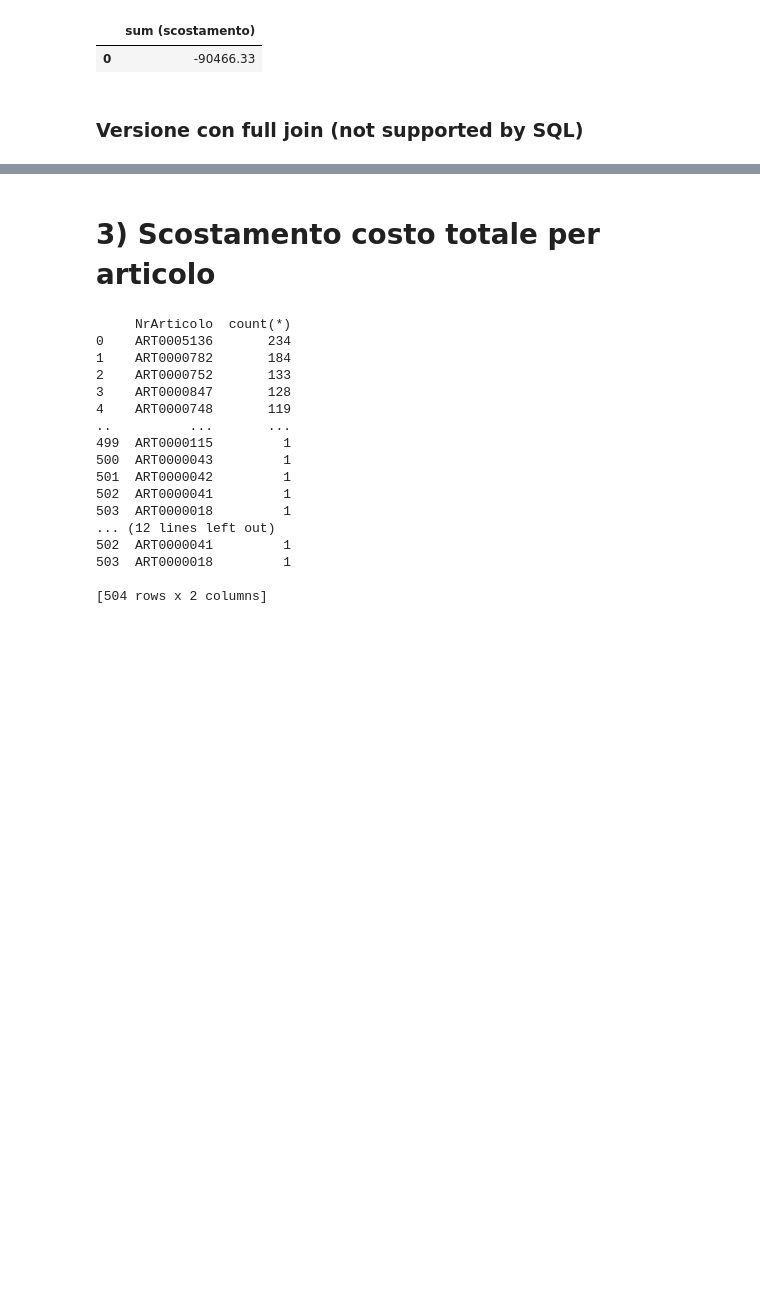
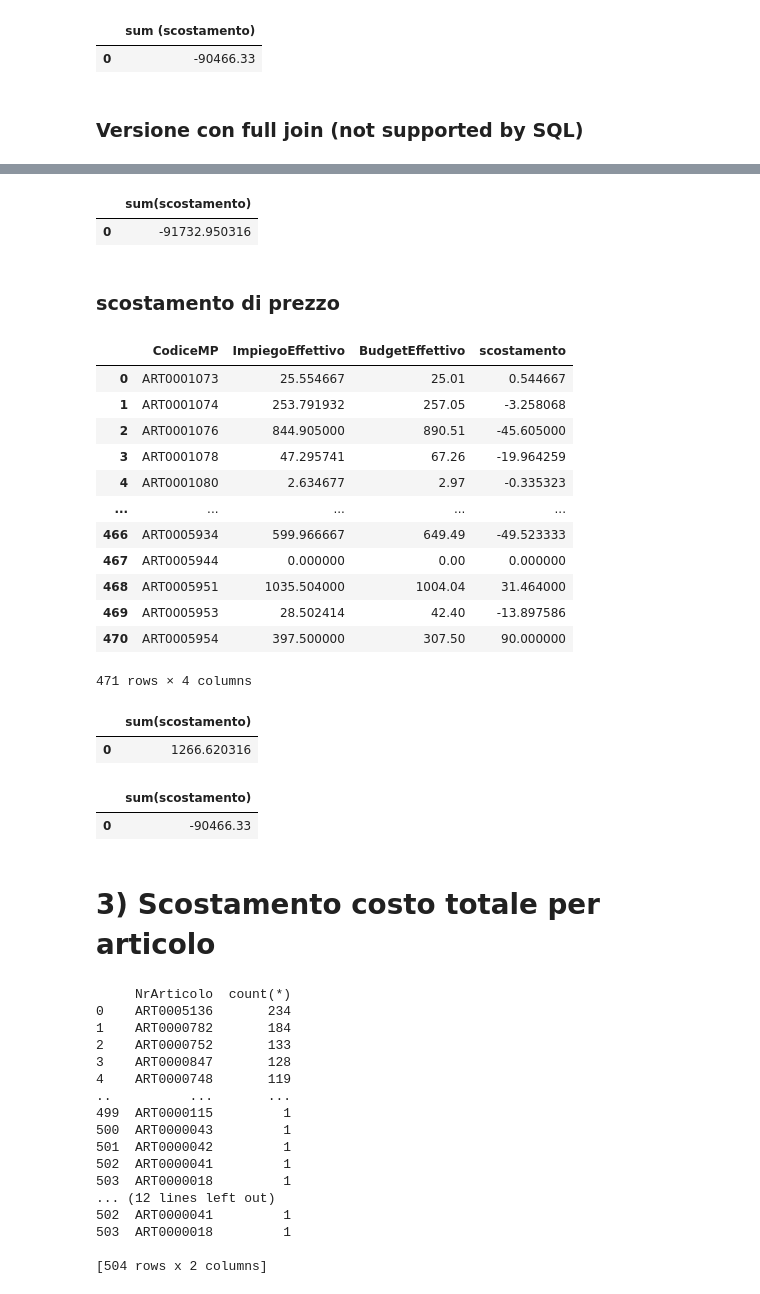
Before and after one commit to VinciGit00/SCGProject, a Jupyter notebook: Datasets/DataElaboration/Granularity.ipynb, the cells around one changed output, grey strips where cells are left out. Cells and saved outputs as stored; diff of their text form; code cells hidden in the pictures; blank space fills up the shorter version.

```diff
--- a/Datasets/DataElaboration/Granularity.ipynb
+++ b/Datasets/DataElaboration/Granularity.ipynb
@@ -358,3 +398,42 @@ sqldf('select sum (scostamento) from scostamentoConsumiMP') #Considero solo quel
+# %%
+tempImpiego = sqldf('select sum(scostamento) from scostamentoConsumiMPImpiego')
+tempImpiego
+# %% [output]
+|  | sum(scostamento) |
+| 0 | -91732.950316 |
+# %% [markdown]
+### scostamento di prezzo
+# %%
+scostamentoConsumiMPPrezzo = sqldf('''select c.CodiceMP, c.sumQuantityMPImpiegata*b.CostoUnitario as ImpiegoEffettivo, c.sumCostoMP as BudgetEffettivo, c.sumQuantityMPImpiegata*b.CostoUnitario-c.sumCostoMP as scostamento
+from consumiConsuntivoUnitByMP as c join consumiBudgetUnitByMP as b
+on c.CodiceMP = b.CodiceMP
+order by c.CodiceMP''')
+scostamentoConsumiMPPrezzo
+# %% [output]
+|  | CodiceMP | ImpiegoEffettivo | BudgetEffettivo | scostamento |
+| 0 | ART0001073 | 25.554667 | 25.01 | 0.544667 |
+| 1 | ART0001074 | 253.791932 | 257.05 | -3.258068 |
+| 2 | ART0001076 | 844.905000 | 890.51 | -45.605000 |
+| 3 | ART0001078 | 47.295741 | 67.26 | -19.964259 |
+| 4 | ART0001080 | 2.634677 | 2.97 | -0.335323 |
+| ... | ... | ... | ... | ... |
+| 466 | ART0005934 | 599.966667 | 649.49 | -49.523333 |
+| 467 | ART0005944 | 0.000000 | 0.00 | 0.000000 |
+| 468 | ART0005951 | 1035.504000 | 1004.04 | 31.464000 |
+| 469 | ART0005953 | 28.502414 | 42.40 | -13.897586 |
+| 470 | ART0005954 | 397.500000 | 307.50 | 90.000000 |
+471 rows × 4 columns
+# %%
+tempPrezzo = sqldf('select sum(scostamento) from scostamentoConsumiMPPrezzo')
+tempPrezzo
+# %% [output]
+|  | sum(scostamento) |
+| 0 | 1266.620316 |
+# %%
+tempImpiego+tempPrezzo # scostamento totale resta uguale, TODO full join
+# %% [output]
+|  | sum(scostamento) |
+| 0 | -90466.33 |
 # %% [markdown]
 # 3) Scostamento costo totale per articolo
 # %%
```
Also changed, not shown: parts of 6 cells of this notebook.
